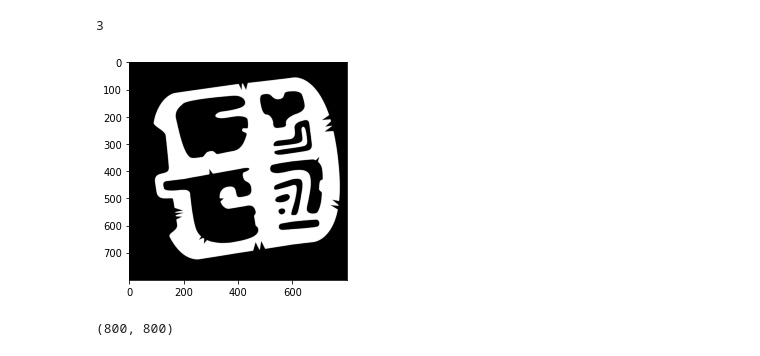
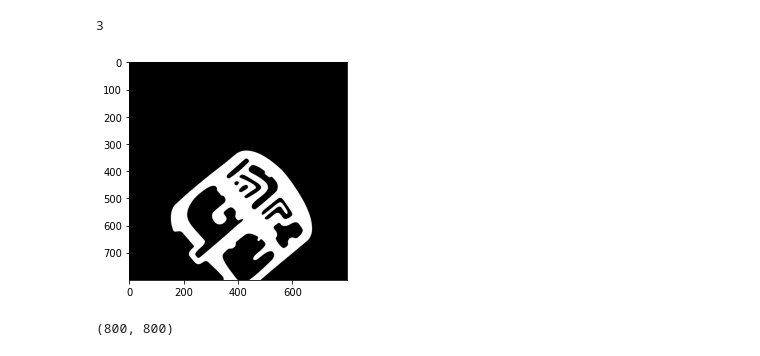
Before and after one commit to atulcoin/cnn-assingment, a Jupyter notebook: Untitled6.ipynb, the cells around one changed output. Cells and saved outputs as stored; diff of their text form; code cells hidden in the pictures.

```diff
--- a/Untitled6.ipynb
+++ b/Untitled6.ipynb
@@ -46,13 +46,13 @@ for root, dirs, files in os.walk(image_dir):
             x_train.append(image_arra)
 #print(y_label)
 # %%
-image_index = 404
+image_index = 300
 print(y_label[image_index])
 plt.imshow(x_train[image_index], cmap='Greys')
 plt.show()
 # %% [output]
 3
-[figure, old version]
+[figure, new version]
 # %%
 x_train[image_index].shape # here we have gotted shape of a image in idex number.
 # %% [output]
```
Also changed, not shown: parts of 14 cells of this notebook.
